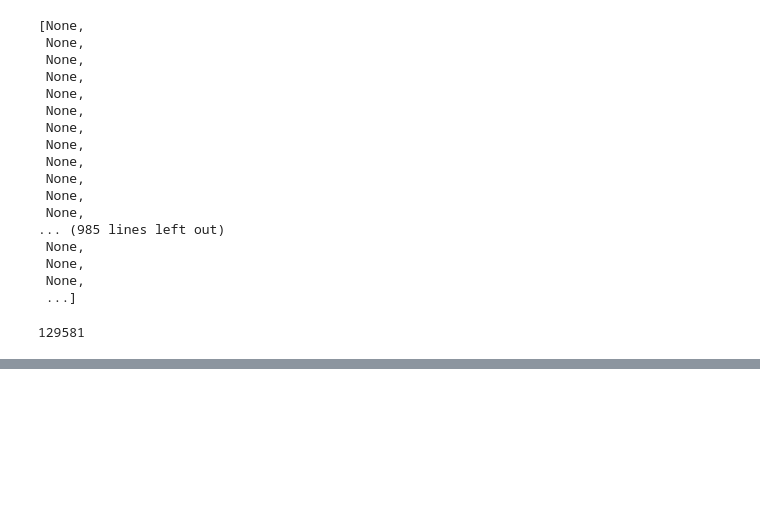
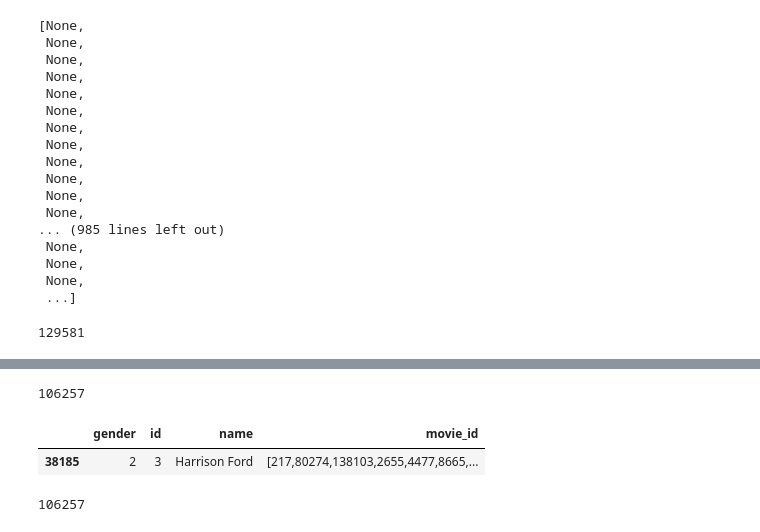
Before and after one commit to qkuenlin/DataViz, a Jupyter notebook: Data/Data_exploration.ipynb, the cells around one changed output, grey strips where cells are left out. Drawn from its saved outputs; the diff is of its cells as text; code cells hidden in the pictures; blank space fills up the shorter version.

Commit message:
cast dans database (+entree cast a double)

```diff
--- a/Data/Data_exploration.ipynb
+++ b/Data/Data_exploration.ipynb
@@ -195,0 +225,13 @@ len(l_link)
+# %%
+len(l_link)
+# %% [output]
+106257
+# %%
+cast2[cast2.name == "Harrison Ford"]
+# %% [output]
+|  | gender | id | name | movie_id |
+| 38185 | 2 | 3 | Harrison Ford | [217,80274,138103,2655,4477,8665,... |
+# %%
+len(cast)
+# %% [output]
+106257
```
Also changed, not shown: parts of 3 cells of this notebook, 3 other files.
